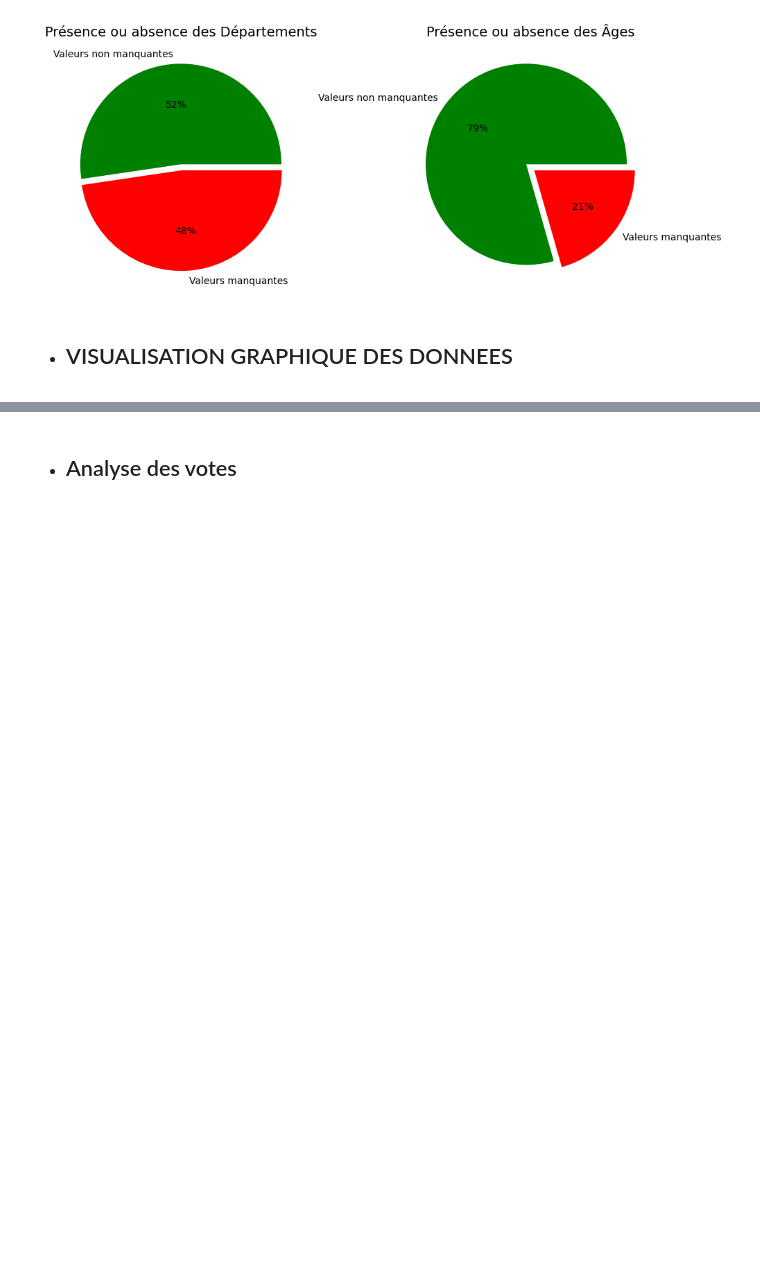
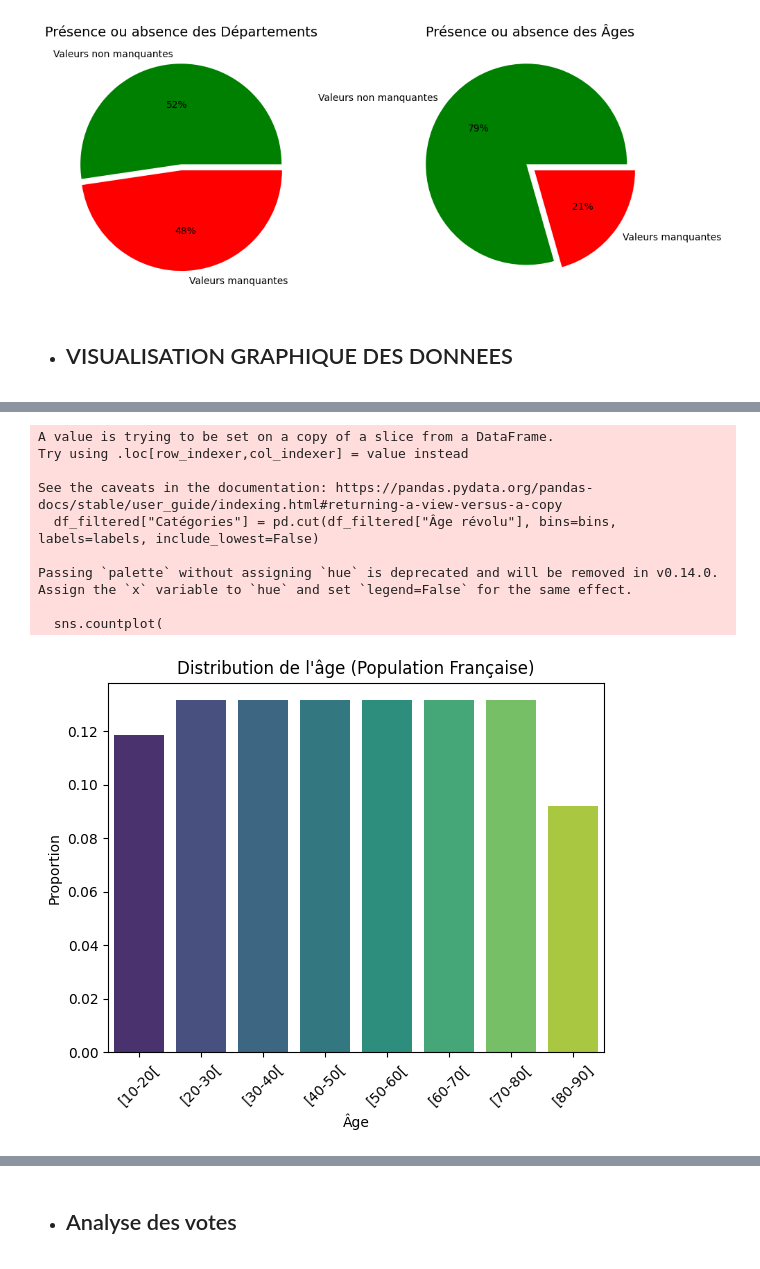
Before and after one commit to konanleger/PROJET-STATISTIQUE-DES-PROS, a Jupyter notebook: projet_stat.ipynb, the cells around one changed output, grey strips where cells are left out. Saved outputs shown, nothing was run; the diff lists cells and outputs as text; code cells hidden in the pictures; blank space fills up the shorter version.

```diff
--- a/projet_stat.ipynb
+++ b/projet_stat.ipynb
@@ -215,3 +217,53 @@ Passing `palette` without assigning `hue` is deprecated and will be removed in v
 
   sns.countplot(x=pd.cut(data['Âge'], bins=bins, labels=labels, include_lowest=False), palette='viridis', stat = 'proportion')
 [figure]
+# %%
+
+data = pd.ExcelFile("Pyra2024.xlsx")
+df_france = data.parse("2024 - France")
+df_france.head()
+df_clean = data.parse("2024 - France", skiprows=4)
+df_clean.columns = ["Année de naissance", "Âge révolu", "Nombre d'hommes", "Nombre de femmes", "Ensemble"]
+df_clean = df_clean.dropna(subset=["Âge révolu", "Ensemble"])
+df_clean.head()
+df_clean = df_clean[df_clean["Âge révolu"] != "Âge révolu"]
+df_clean["Âge révolu"] = pd.to_numeric(df_clean["Âge révolu"], errors='coerce')
+df_clean["Ensemble"] = pd.to_numeric(df_clean["Ensemble"], errors='coerce')
+df_clean = df_clean.dropna()
+# Filtrer la population française sur la plage 12-87 ans
+df_filtered = df_clean[(df_clean["Âge révolu"] >= 12) & (df_clean["Âge révolu"] <= 87)]
+
+# Calculer les effectifs pour chaque âge
+ages_french_population = df_filtered["Âge révolu"]
+counts_french_population = df_filtered["Ensemble"]
+
+# Définir les intervalles et les labels
+bins = [10, 20, 30, 40, 50, 60, 70, 80, 90]
+labels = ['[10-20[', '[20-30[', '[30-40[', '[40-50[', '[50-60[', '[60-70[', '[70-80[', '[80-90]']
+
+# Ajouter une colonne de catégories d'âge
+df_filtered["Catégories"] = pd.cut(df_filtered["Âge révolu"], bins=bins, labels=labels, include_lowest=False)
+
+# Tracer le graphique de proportion
+sns.countplot(
+    x=df_filtered["Catégories"],
+    palette='viridis',
+    order=labels,
+    stat='proportion'
+)
+plt.title("Distribution de l'âge (Population Française)")
+plt.xlabel("Âge")
+plt.ylabel("Proportion")
+plt.xticks(rotation=45)
+plt.show()
+# %% [output]
+A value is trying to be set on a copy of a slice from a DataFrame.
+Try using .loc[row_indexer,col_indexer] = value instead
+
+See the caveats in the documentation: https://pandas.pydata.org/pandas-docs/stable/user_guide/indexing.html#returning-a-view-versus-a-copy
+  df_filtered["Catégories"] = pd.cut(df_filtered["Âge révolu"], bins=bins, labels=labels, include_lowest=False)
+
+Passing `palette` without assigning `hue` is deprecated and will be removed in v0.14.0. Assign the `x` variable to `hue` and set `legend=False` for the same effect.
+
+  sns.countplot(
+[figure, added]
```
Also changed, not shown: parts of 11 cells of this notebook.
